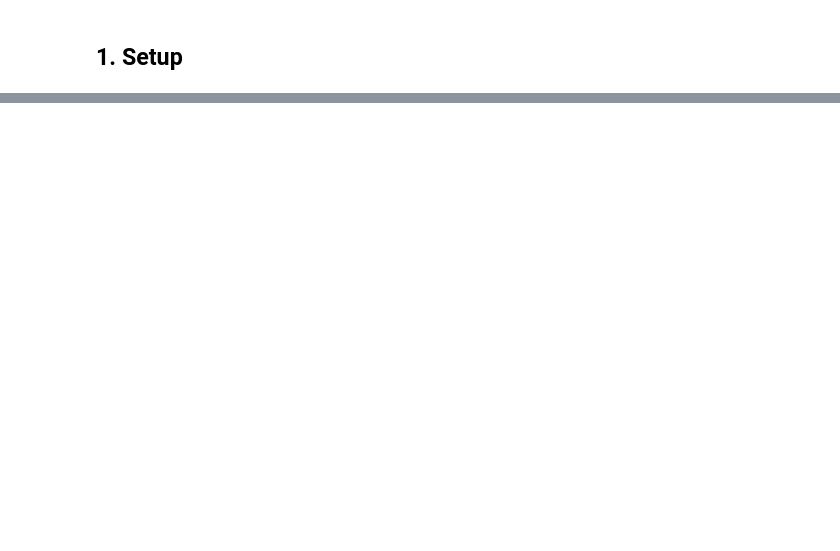
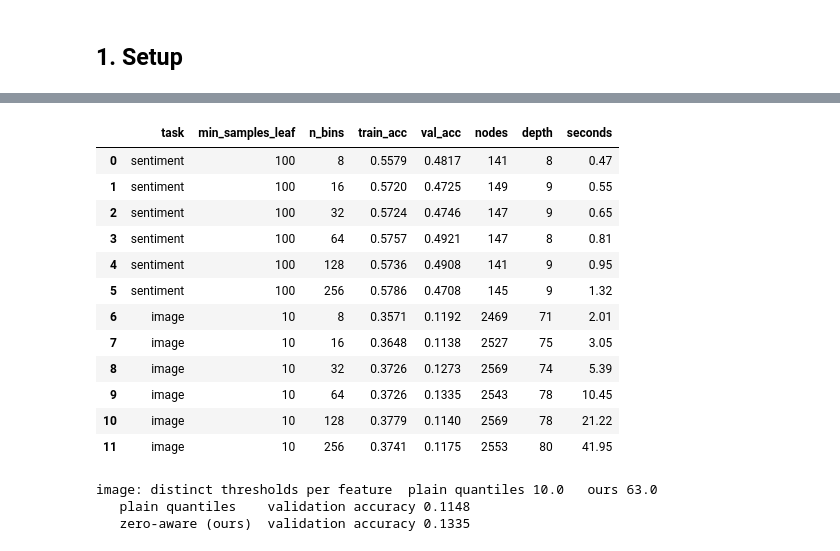
Before and after one commit to COMP472-Fall2026/Team27_F, a Jupyter notebook: decision_tree/decision_tree.ipynb, the cells around one changed output, grey strips where cells are left out. Drawn from its saved outputs; the diff is of its cells as text; code cells hidden in the pictures; blank space fills up the shorter version.

```diff
--- a/decision_tree/decision_tree.ipynb
+++ b/decision_tree/decision_tree.ipynb
@@ -438,0 +272,12 @@ image: saved decision_tree/outputs/image_test_pred.csv
+# %%
+def best_of(rows):
+    return max(rows, key=lambda r: r["val_acc"])
+
+crit_rows = []
+for task in TASKS:
+    d = best_of(depth_rows[task])["max_depth"]
+    l = best_of(leaf_rows[task])["min_samples_leaf"]
+    for crit in ["gini", "entropy"]:
+        crit_rows.append(run(task, "criterion", max_depth=d, criterion=crit))
+        crit_rows.append(run(task, "criterion", min_samples_leaf=l, criterion=crit))
+show(crit_rows)
@@ -438,0 +298,14 @@ image: saved decision_tree/outputs/image_test_pred.csv
+# %%
+grid_rows = []
+GRID = {"sentiment": ([4, 5, 6, 8, None], [1, 10, 20, 50, 100]),
+        "image": ([15, 20, 30, None], [1, 5, 10, 20, 50])}
+for task in TASKS:
+    depths, leaves = GRID[task]
+    for d in depths:
+        for l in leaves:
+            grid_rows.append(run(task, "depth x leaf", max_depth=d, min_samples_leaf=l))
+g = pd.DataFrame(grid_rows)
+for task in TASKS:
+    print(task, "- validation accuracy (rows = max_depth, columns = min_samples_leaf)")
+    display(g[g.task == task].pivot_table(index="max_depth", columns="min_samples_leaf",
+                                         values="val_acc", dropna=False).round(4))
@@ -438,0 +334,46 @@ image: saved decision_tree/outputs/image_test_pred.csv
+# %%
+class PlainQuantileBinner(trees.Binner):
+    """Our first version: thresholds = plain quantiles of each feature (no non-zero quantiles)."""
+    def fit(self, X):
+        q = np.linspace(0, 1, self.n_bins + 1)[1:-1]
+        self.thresholds = np.quantile(X, q, axis=0).T
+        self.max_t = self.thresholds.shape[1]
+        return self
+
+
+bin_rows = []
+for task in TASKS:
+    l = best_of(leaf_rows[task])["min_samples_leaf"]
+    for nb in [8, 16, 32, 64, 128, 256]:
+        bin_rows.append(run(task, "n_bins", min_samples_leaf=l, n_bins=nb))
+show(bin_rows)
+# %% [output]
+|  | task | min_samples_leaf | n_bins | train_acc | val_acc | nodes | depth | seconds |
+| 0 | sentiment | 100 | 8 | 0.5579 | 0.4817 | 141 | 8 | 0.47 |
+| 1 | sentiment | 100 | 16 | 0.5720 | 0.4725 | 149 | 9 | 0.55 |
+| 2 | sentiment | 100 | 32 | 0.5724 | 0.4746 | 147 | 9 | 0.65 |
+| 3 | sentiment | 100 | 64 | 0.5757 | 0.4921 | 147 | 8 | 0.81 |
+| 4 | sentiment | 100 | 128 | 0.5736 | 0.4908 | 141 | 9 | 0.95 |
+| 5 | sentiment | 100 | 256 | 0.5786 | 0.4708 | 145 | 9 | 1.32 |
+| 6 | image | 10 | 8 | 0.3571 | 0.1192 | 2469 | 71 | 2.01 |
+| 7 | image | 10 | 16 | 0.3648 | 0.1138 | 2527 | 75 | 3.05 |
+| 8 | image | 10 | 32 | 0.3726 | 0.1273 | 2569 | 74 | 5.39 |
+| 9 | image | 10 | 64 | 0.3726 | 0.1335 | 2543 | 78 | 10.45 |
+| 10 | image | 10 | 128 | 0.3779 | 0.1140 | 2569 | 78 | 21.22 |
+| 11 | image | 10 | 256 | 0.3741 | 0.1175 | 2553 | 80 | 41.95 |
+# %%
+X_tr, y_tr, X_va, y_va = SPLIT["image"]
+plain = PlainQuantileBinner(64).fit(X_tr)
+ours = trees.Binner(64).fit(X_tr)
+distinct_plain = np.mean([len(np.unique(t)) for t in plain.thresholds])
+distinct_ours = np.mean([np.isfinite(t).sum() for t in ours.thresholds])
+print(f"image: distinct thresholds per feature  plain quantiles {distinct_plain:.1f}   ours {distinct_ours:.1f}")
+
+l = best_of(leaf_rows["image"])["min_samples_leaf"]
+for name, binner in [("plain quantiles", plain), ("zero-aware (ours)", ours)]:
+    tree = trees.DecisionTree(min_samples_leaf=l).fit(X_tr, y_tr, 50, binner=binner)
+    print(f"   {name:<18} validation accuracy {common.accuracy(y_va, tree.predict(X_va)):.4f}")
+# %% [output]
+image: distinct thresholds per feature  plain quantiles 10.0   ours 63.0
+   plain quantiles    validation accuracy 0.1148
+   zero-aware (ours)  validation accuracy 0.1335
```
Also changed, not shown: parts of 53 cells of this notebook, 41 other files.
